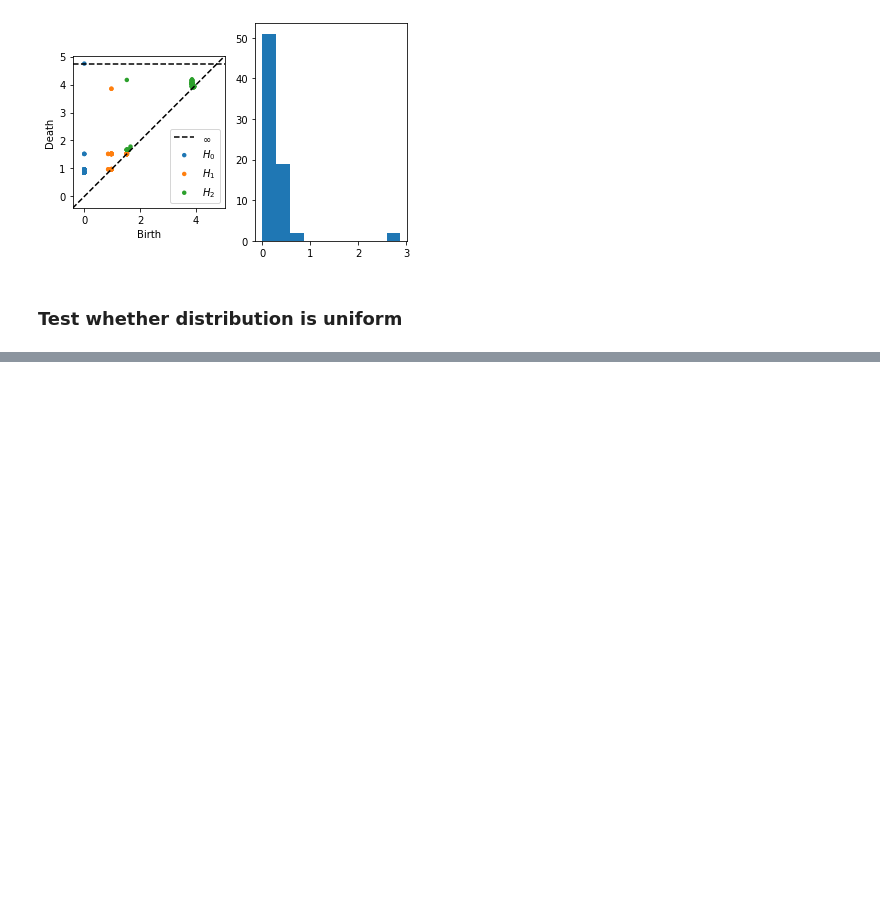
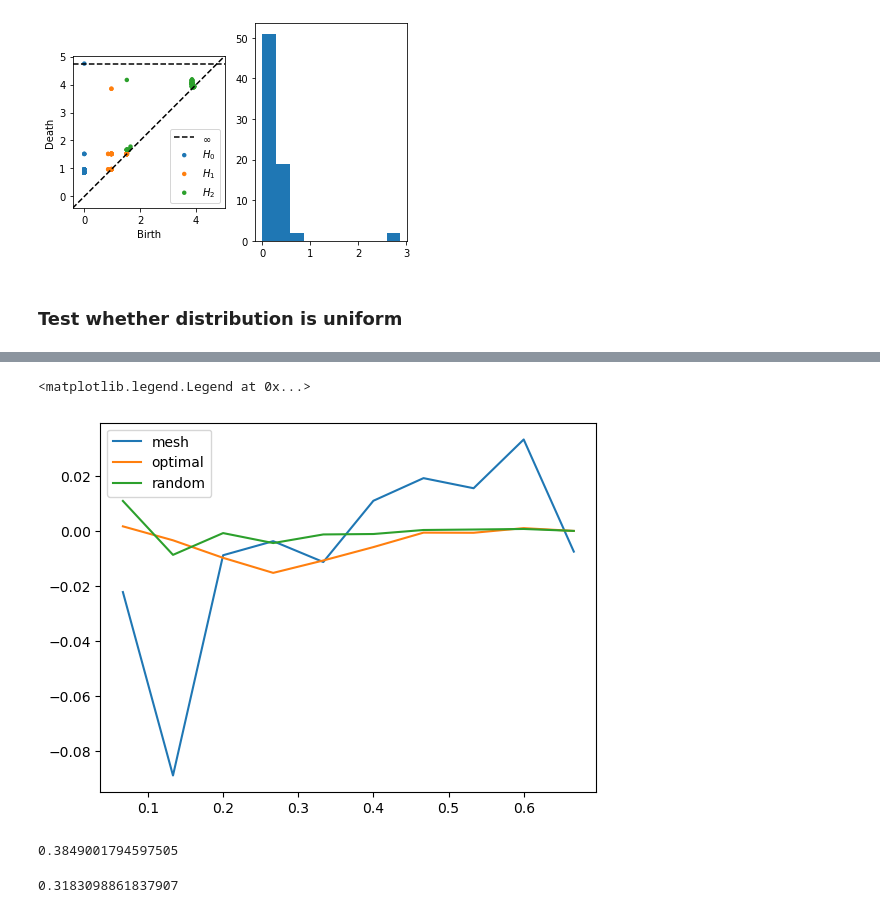
Before and after one commit to bioAI-Oslo/CI-grid-cells, a Jupyter notebook: protocol.ipynb, the cells around one changed output, grey strips where cells are left out. Cells and saved outputs as stored; diff of their text form; code cells hidden in the pictures; blank space fills up the shorter version.

Commit message:
updates ripley with hexagonal correction

```diff
--- a/protocol.ipynb
+++ b/protocol.ipynb
@@ -178,0 +179,23 @@ Text(0, 0.5, 'Ball Radius')
+# %%
+ripley_mesh, ripley_learned, ripley_sample = [], [], []
+geometric_enclosure="hexagons"
+for radius in radii:
+    ripley_mesh.append(model.unit_cell.ripleys(model.unit_cell.mesh(int(np.sqrt(model.ncells))),radius,geometric_enclosure=geometric_enclosure))
+    ripley_learned.append(model.unit_cell.ripleys(wrapped_phases,radius,geometric_enclosure=geometric_enclosure))
+    ripley_sample.append(model.unit_cell.ripleys(model.unit_cell.sample(model.ncells),radius,geometric_enclosure=geometric_enclosure))
+# %%
+plt.plot(radii,ripley_mesh,label='mesh')
+plt.plot(radii,ripley_learned,label='optimal')
+plt.plot(radii,ripley_sample,label='random')
+plt.legend()
+# %% [output]
+<matplotlib.legend.Legend at 0x...>
+[figure, added]
+# %%
+2/(3*np.sqrt(3))
+# %% [output]
+0.3849001794597505
+# %%
+1/np.pi
+# %% [output]
+0.3183098861837907
```
Also changed, not shown: parts of 10 cells of this notebook, 1 other file.
